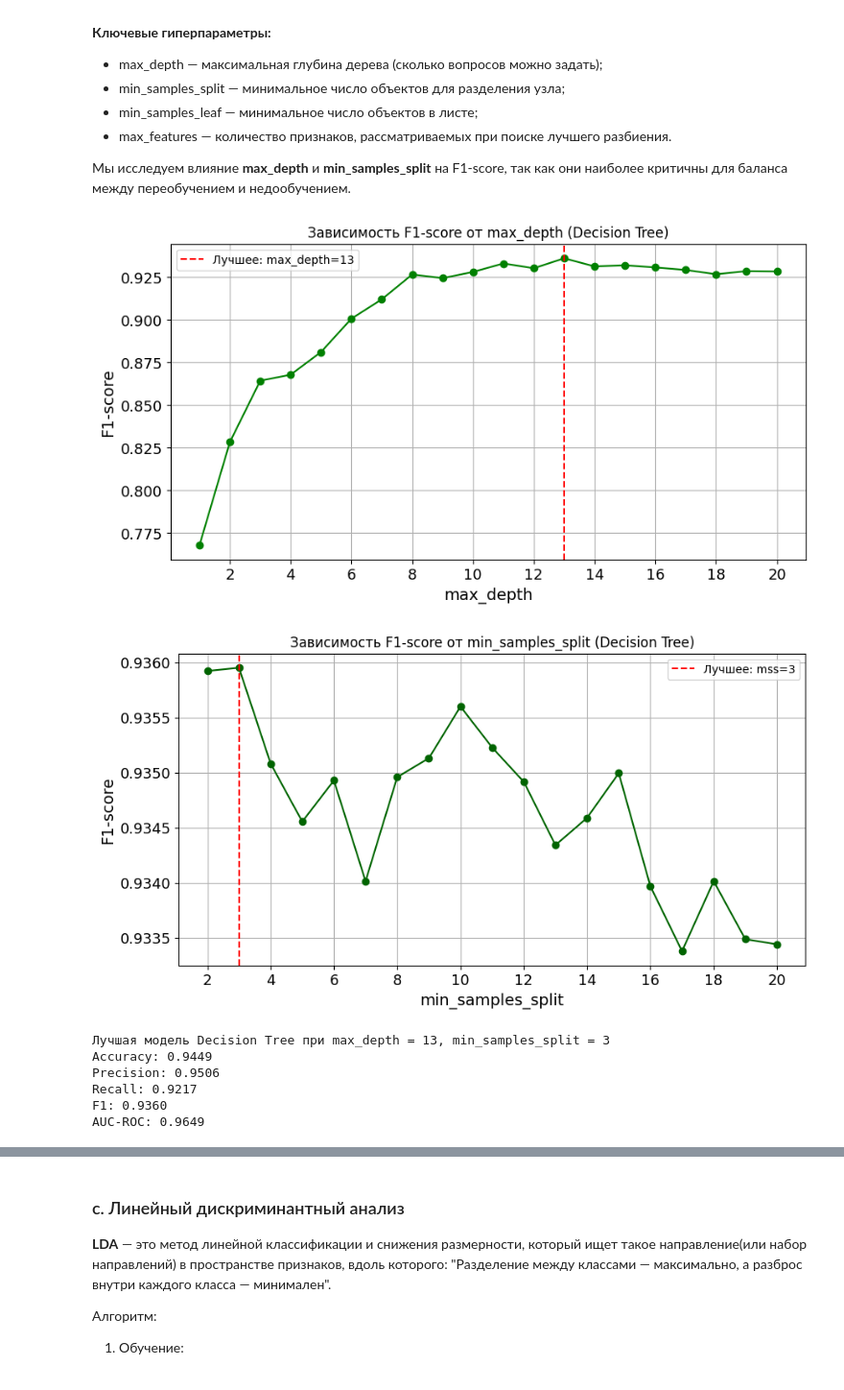
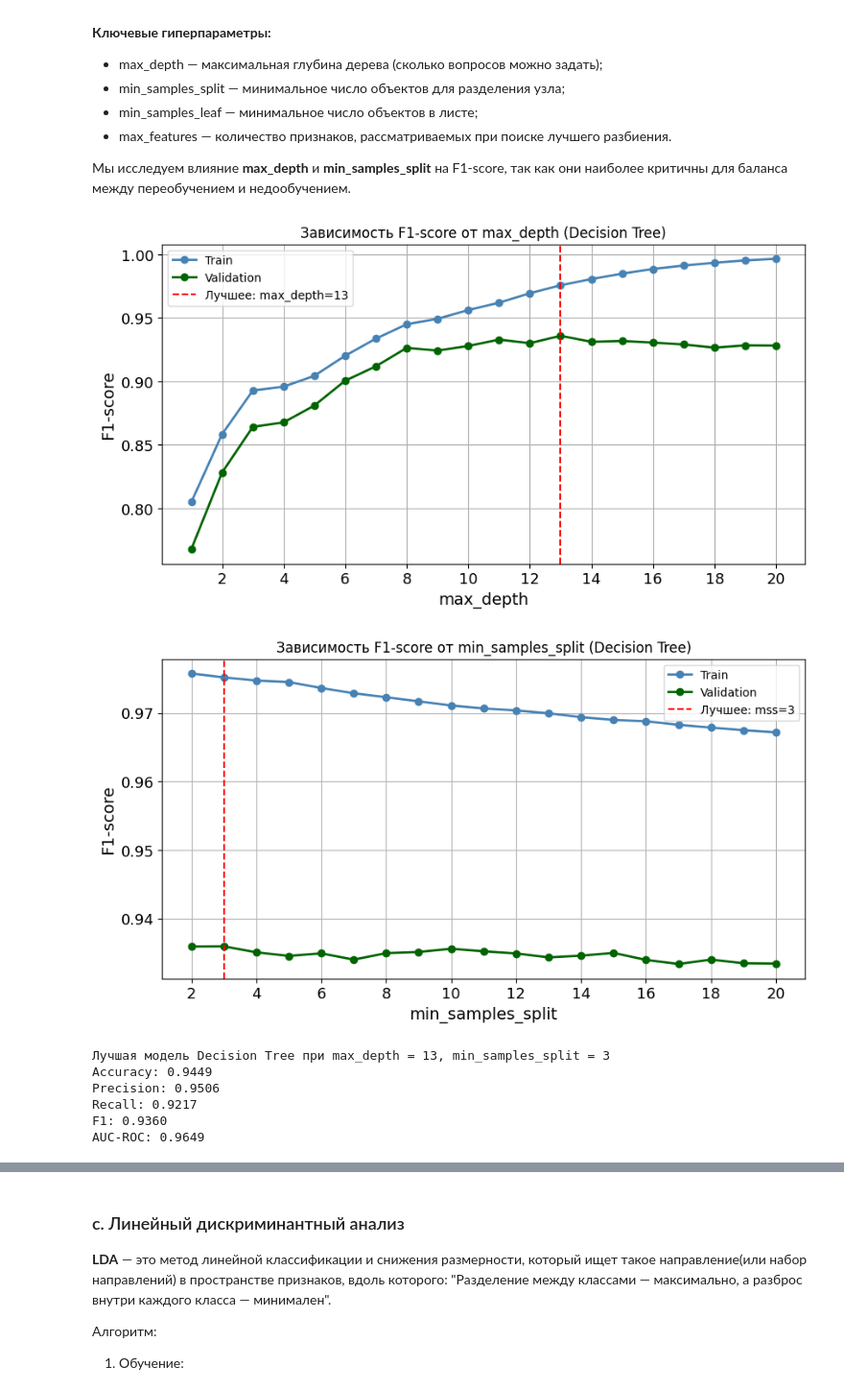
Before and after one commit to lilo5425/Machine_learning, a Jupyter notebook: LAB3/LAB3.ipynb, the cells around one changed output, grey strips where cells are left out. Shown at 96% size. Cells and saved outputs as stored; diff of their text form; code cells hidden in the pictures.

```diff
--- a/LAB3/LAB3.ipynb
+++ b/LAB3/LAB3.ipynb
@@ -280,19 +290,27 @@ $\text{Gini} = 1 - \sum_{i=1}^{k} p_i^2$
 # %%
 max_depths = range(1, 21)
 
-f1_depth = []
+f1_train_depth = []
+f1_val_depth = []
+
 for depth in max_depths:
     dt = DecisionTreeClassifier(max_depth=depth, random_state=42)
     dt.fit(X_train_balanced, y_train_balanced)
-    y_pred = dt.predict(X_test)
-    f1 = f1_score(y_test, y_pred)
-    f1_depth.append(f1)
 
-best_depth = max_depths[np.argmax(f1_depth)]
-best_f1_depth = max(f1_depth)
+    y_pred_train = dt.predict(X_train_balanced)
+    f1_train = f1_score(y_train_balanced, y_pred_train)
+    f1_train_depth.append(f1_train)
+
+    y_pred_val = dt.predict(X_test)
+    f1_val = f1_score(y_test, y_pred_val)
+    f1_val_depth.append(f1_val)
+
+best_depth = max_depths[np.argmax(f1_val_depth)]
+best_f1_depth = f1_val_depth[np.argmax(f1_val_depth)]
 
 plt.figure(figsize=(10, 5))
-plt.plot(max_depths, f1_depth, marker='o', color='green')
+plt.plot(max_depths, f1_train_depth, marker='o', color='steelblue', label='Train', linewidth=2)
+plt.plot(max_depths, f1_val_depth, marker='o', color='darkgreen', label='Validation', linewidth=2)
 plt.axvline(best_depth, color='red', linestyle='--', label=f'Лучшее: max_depth={best_depth}')
 plt.xticks([2, 4, 6, 8, 10, 12, 14, 16, 18, 20])
 plt.xlabel('max_depth', fontsize=14)
@@ -306,7 +324,9 @@ plt.show()
 
 min_samples_splits = range(2, 21)
 
-f1_split = []
+f1_train_split = []
+f1_val_split = []
+
 for mss in min_samples_splits:
     dt = DecisionTreeClassifier(
         max_depth=best_depth,
@@ -314,15 +334,22 @@ for mss in min_samples_splits:
         random_state=42
     )
     dt.fit(X_train_balanced, y_train_balanced)
-    y_pred = dt.predict(X_test)
-    f1 = f1_score(y_test, y_pred)
-    f1_split.append(f1)
 
-best_mss = min_samples_splits[np.argmax(f1_split)]
-best_f1_mss = max(f1_split)
+    y_pred_train = dt.predict(X_train_balanced)
+    f1_train = f1_score(y_train_balanced, y_pred_train)
+    f1_train_split.append(f1_train)
+
+    y_pred_val = dt.predict(X_test)
+    f1_val = f1_score(y_test, y_pred_val)
+    f1_val_split.append(f1_val)
+
+best_mss = min_samples_splits[np.argmax(f1_val_split)]
+best_f1_mss = f1_val_split[np.argmax(f1_val_split)]
+
 
 plt.figure(figsize=(10, 5))
-plt.plot(min_samples_splits, f1_split, marker='o', color='darkgreen')
+plt.plot(min_samples_splits, f1_train_split, marker='o', color='steelblue', label='Train', linewidth=2)
+plt.plot(min_samples_splits, f1_val_split, marker='o', color='darkgreen', label='Validation', linewidth=2)
 plt.axvline(best_mss, color='red', linestyle='--', label=f'Лучшее: mss={best_mss}')
 plt.xticks([2, 4, 6, 8, 10, 12, 14, 16, 18, 20])
 plt.xlabel('min_samples_split', fontsize=14)
@@ -332,35 +359,35 @@ plt.legend()
 plt.xticks(fontsize=13)
 plt.yticks(fontsize=13)
 plt.grid(True)
 plt.show()
 
 dt_best = DecisionTreeClassifier(
     max_depth=best_depth,
     min_samples_split=best_mss,
     random_state=42
 )
 dt_best.fit(X_train_balanced, y_train_balanced)
 
 y_pred_dt = dt_best.predict(X_test)
 y_proba_dt = dt_best.predict_proba(X_test)[:, 1]
 
 metrics_dt = {
     'Model': 'DecisionTree',
     'Accuracy': accuracy_score(y_test, y_pred_dt),
     'Precision': precision_score(y_test, y_pred_dt),
     'Recall': recall_score(y_test, y_pred_dt),
     'F1': f1_score(y_test, y_pred_dt),
     'AUC-ROC': roc_auc_score(y_test, y_proba_dt)
 }
 results.append(metrics_dt)
 
 print(f"\nЛучшая модель Decision Tree при max_depth = {best_depth}, min_samples_split = {best_mss}")
 for metric, value in metrics_dt.items():
     if metric != 'Model':
         print(f"{metric}: {value:.4f}")
 # %% [output]
-[figure, old version]
+[figure, new version]
-[figure, old version]
+[figure, new version]
 Лучшая модель Decision Tree при max_depth = 13, min_samples_split = 3
 Accuracy: 0.9449
 Precision: 0.9506
```
Also changed, not shown: parts of 25 cells of this notebook, 4 other files.
